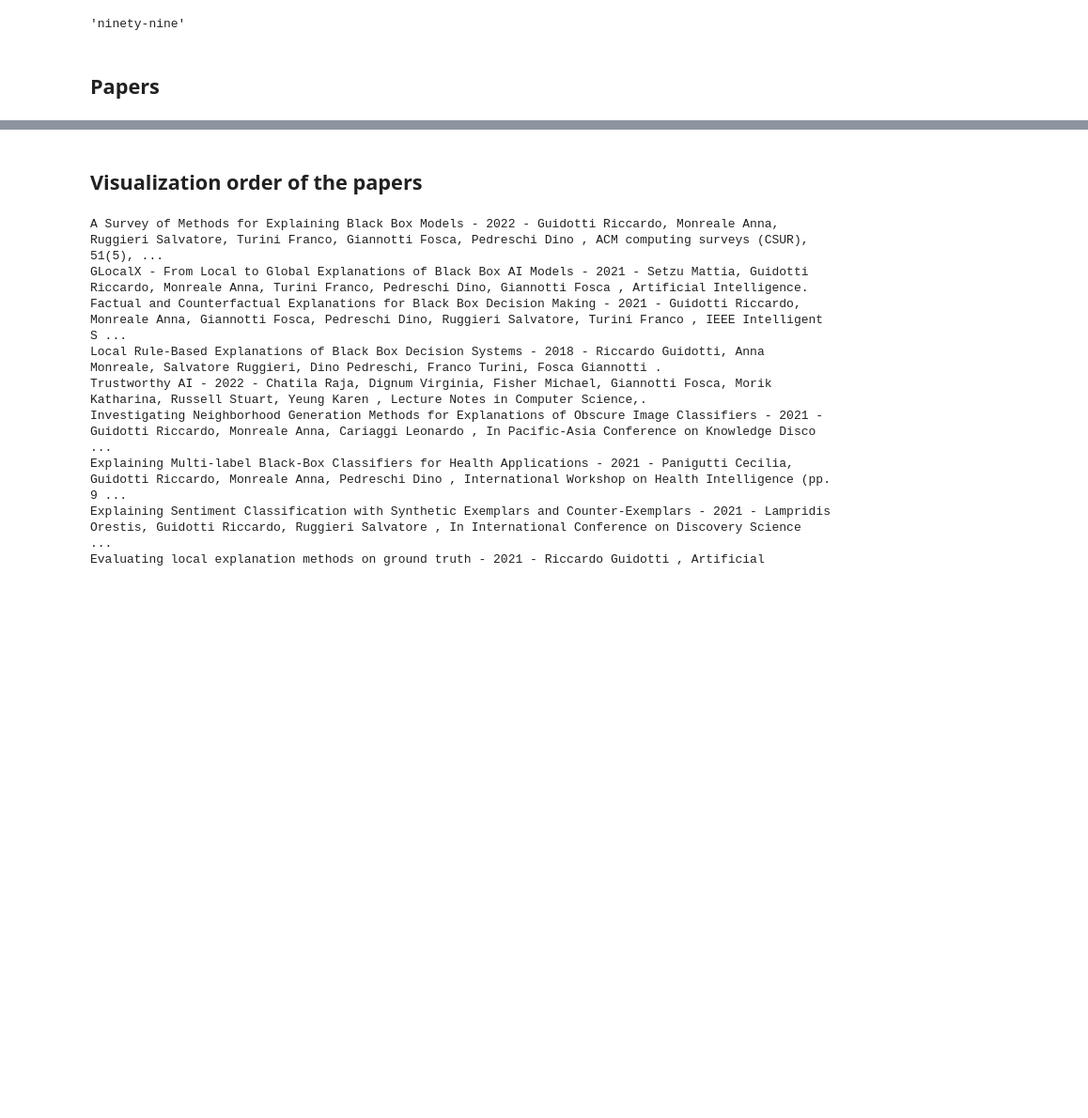
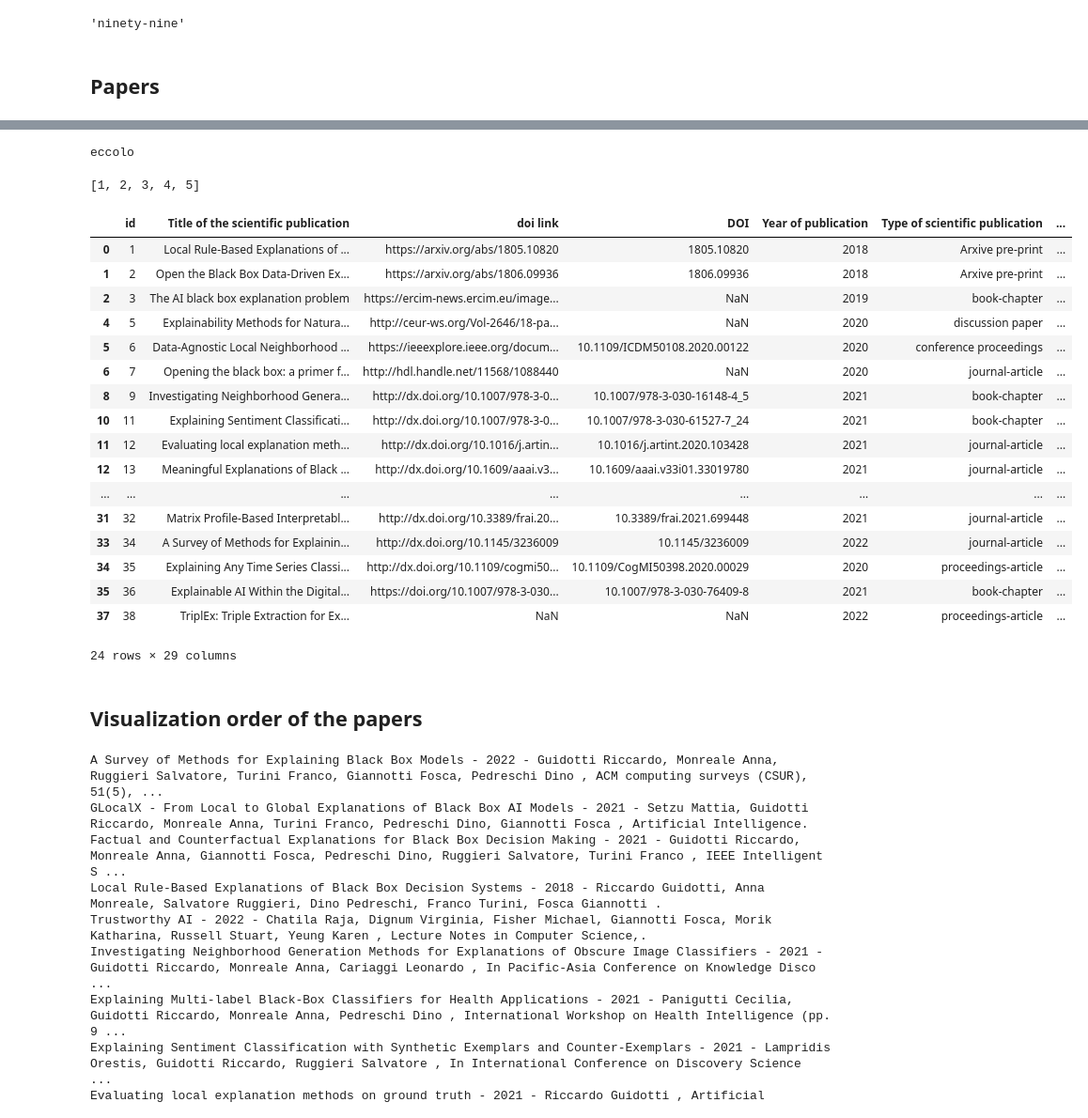
Before and after one commit to danielefadda/xai_web, a Jupyter notebook: src/includes/pubblications to html.ipynb, the cells around one changed output, grey strips where cells are left out. Shown: that part at 94% size. Cells and saved outputs as stored; diff of their text form; code cells hidden in the pictures; blank space fills up the shorter version.

```diff
--- a/src/includes/pubblications to html.ipynb
+++ b/src/includes/pubblications to html.ipynb
@@ -41,4 +41,35 @@ Index(['id', 'Title of the scientific publication', 'doi link', 'DOI',
       dtype='object')
+# %%
+if '1' in (papers['Research line'][0]).split(','):
+    print('eccolo')
+# %% [output]
+eccolo
+# %%
+lines = [*range(1,6,1)]
+lines
+# %% [output]
+[1, 2, 3, 4, 5]
+# %%
+papers[papers['Research line'].str.contains('1', case=False, na=False)]
+# %% [output]
+|  | id | Title of the scientific publication | doi link | DOI | Year of publication | Type of scientific publication | ... |
+| 0 | 1 | Local Rule-Based Explanations of ... | https://arxiv.org/abs/1805.10820 | 1805.10820 | 2018 | Arxive pre-print | ... |
+| 1 | 2 | Open the Black Box Data-Driven Ex... | https://arxiv.org/abs/1806.09936 | 1806.09936 | 2018 | Arxive pre-print | ... |
+| 2 | 3 | The AI black box explanation problem | https://ercim-news.ercim.eu/image... | NaN | 2019 | book-chapter | ... |
+| 4 | 5 | Explainability Methods for Natura... | http://ceur-ws.org/Vol-2646/18-pa... | NaN | 2020 | discussion paper | ... |
+| 5 | 6 | Data-Agnostic Local Neighborhood ... | https://ieeexplore.ieee.org/docum... | 10.1109/ICDM50108.2020.00122 | 2020 | conference proceedings | ... |
+| 6 | 7 | Opening the black box: a primer f... | http://hdl.handle.net/11568/1088440 | NaN | 2020 | journal-article | ... |
+| 8 | 9 | Investigating Neighborhood Genera... | http://dx.doi.org/10.1007/978-3-0... | 10.1007/978-3-030-16148-4_5 | 2021 | book-chapter | ... |
+| 10 | 11 | Explaining Sentiment Classificati... | http://dx.doi.org/10.1007/978-3-0... | 10.1007/978-3-030-61527-7_24 | 2021 | book-chapter | ... |
+| 11 | 12 | Evaluating local explanation meth... | http://dx.doi.org/10.1016/j.artin... | 10.1016/j.artint.2020.103428 | 2021 | journal-article | ... |
+| 12 | 13 | Meaningful Explanations of Black ... | http://dx.doi.org/10.1609/aaai.v3... | 10.1609/aaai.v33i01.33019780 | 2021 | journal-article | ... |
+| ... | ... | ... | ... | ... | ... | ... | ... |
+| 31 | 32 | Matrix Profile-Based Interpretabl... | http://dx.doi.org/10.3389/frai.20... | 10.3389/frai.2021.699448 | 2021 | journal-article | ... |
+| 33 | 34 | A Survey of Methods for Explainin... | http://dx.doi.org/10.1145/3236009 | 10.1145/3236009 | 2022 | journal-article | ... |
+| 34 | 35 | Explaining Any Time Series Classi... | http://dx.doi.org/10.1109/cogmi50... | 10.1109/CogMI50398.2020.00029 | 2020 | proceedings-article | ... |
+| 35 | 36 | Explainable AI Within the Digital... | https://doi.org/10.1007/978-3-030... | 10.1007/978-3-030-76409-8 | 2021 | book-chapter | ... |
+| 37 | 38 | TriplEx: Triple Extraction for Ex... | NaN | NaN | 2022 | proceedings-article | ... |
+24 rows × 29 columns
 # %% [markdown]
 ## Visualization order of the papers
 # %%
```
Also changed, not shown: parts of 1 cell of this notebook, 32 other files.
